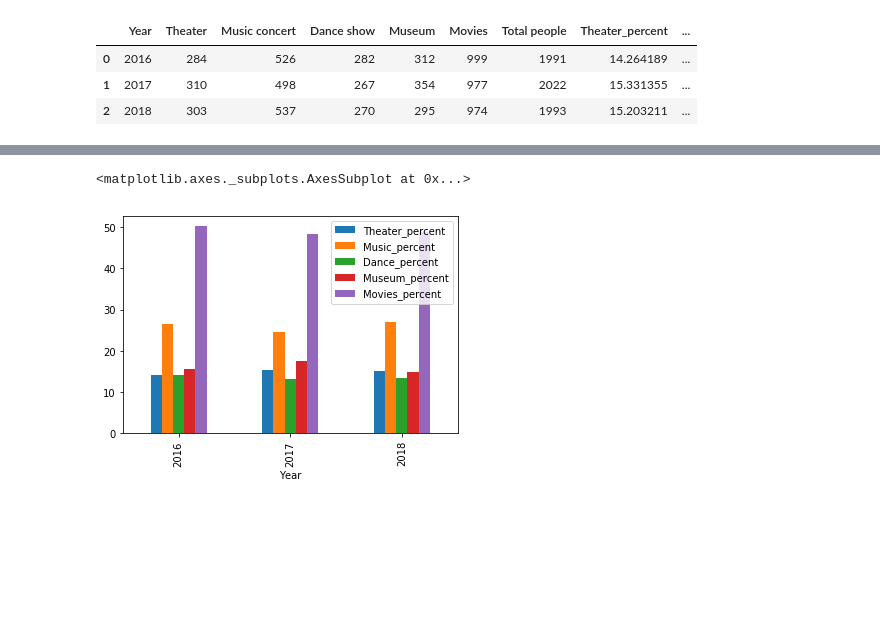
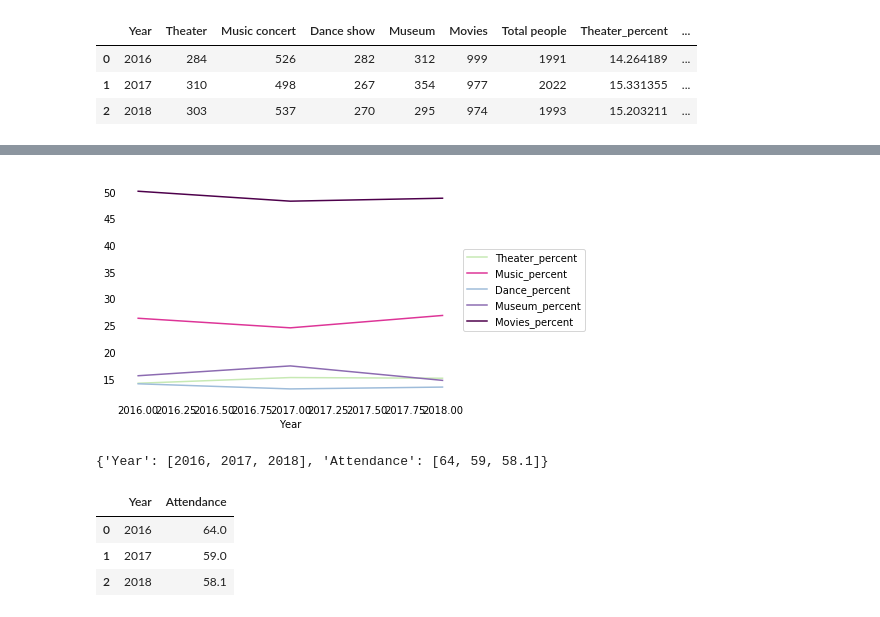
Before and after one commit to dbaptistr/data-studio, a Jupyter notebook: 05-project/neglecting culture.ipynb, the cells around one changed output, grey strips where cells are left out. Saved outputs shown, nothing was run; the diff lists cells and outputs as text; code cells hidden in the pictures; blank space fills up the shorter version.

```diff
--- a/05-project/neglecting culture.ipynb
+++ b/05-project/neglecting culture.ipynb
@@ -233,5 +235,25 @@ df_total_events
-# %%
-df_total_events.plot(x='Year', y=['Theater_percent', 'Music_percent', 'Dance_percent', 'Museum_percent', 'Movies_percent'], kind='bar')
-# %% [output]
-<matplotlib.axes._subplots.AxesSubplot at 0x...>
-[figure, removed]
+# %%
+plt.rcParams.update(
+    {'pdf.fonttype': 42,
+    'ps.fonttype': 42
+})
+# %%
+ax=df_total_events.plot(x='Year', y=['Theater_percent', 'Music_percent', 'Dance_percent', 'Museum_percent', 'Movies_percent'], kind='line', color= ['#c7e9b4', '#dd3497', '#9ebcda', '#8c6bb1', '#4d004b'])
+ax.legend(loc='center left', bbox_to_anchor=(1, 0.5))
+ax.spines['top'].set_visible(False)
+ax.spines['left'].set_visible(False)
+ax.spines['bottom'].set_visible(False)
+ax.spines['right'].set_visible(False)
+
+ax.tick_params(which='major', left=False, bottom=False, grid_alpha=0.5)
+
+
+ax.set_axisbelow(True)
+plt.savefig('attendance.pdf')
+# %% [output]
+[figure, added]
+# %%
+total_att = {'Year': [2016, 2017, 2018], 'Attendance': [64, 59, 58.1]}
+total_att
+# %% [output]
+{'Year': [2016, 2017, 2018], 'Attendance': [64, 59, 58.1]}
@@ -237,0 +262,7 @@ df_total_events.plot(x='Year', y=['Theater_percent', 'Music_percent', 'Dance_per
+# %%
+df_total_att
+# %% [output]
+|  | Year | Attendance |
+| 0 | 2016 | 64.0 |
+| 1 | 2017 | 59.0 |
+| 2 | 2018 | 58.1 |
```
Also changed, not shown: parts of 53 cells of this notebook, 9 other files.
